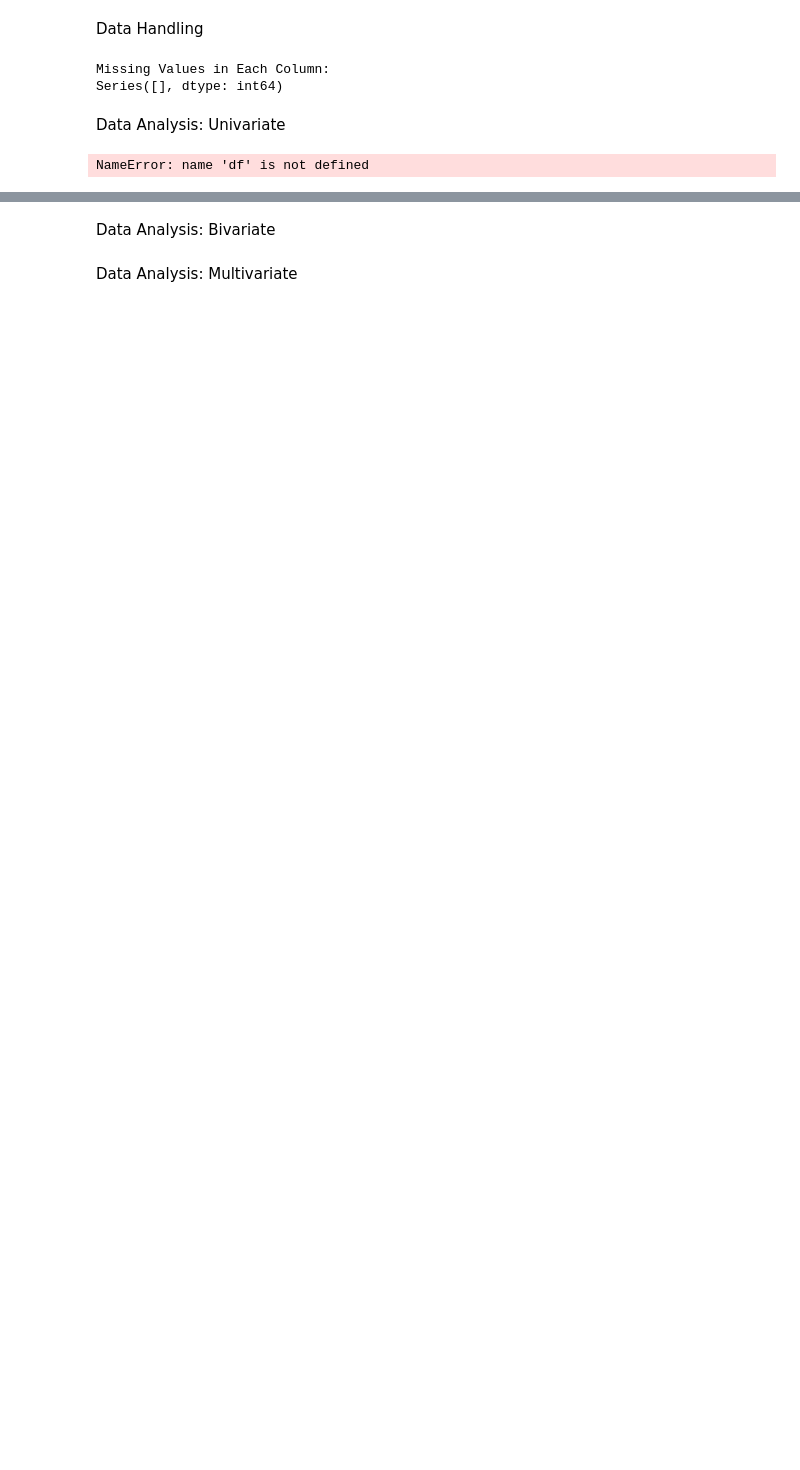
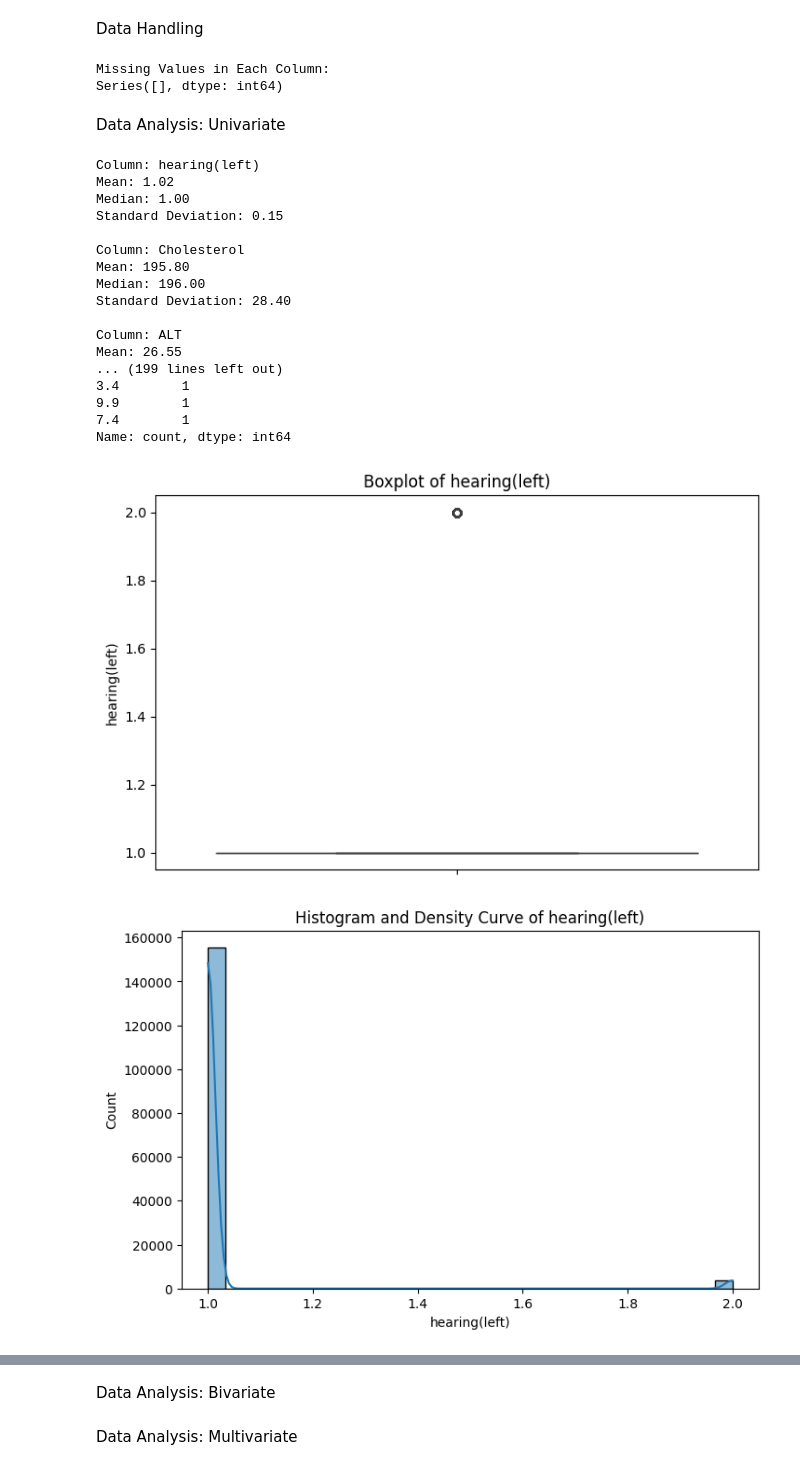
Before and after one commit to perfectdude719/machine_learning, a Jupyter notebook: assignment3/Alaa_Trial.ipynb, the cells around one changed output, grey strips where cells are left out. Drawn from its saved outputs; the diff is of its cells as text; code cells hidden in the pictures; blank space fills up the shorter version.

```diff
--- a/assignment3/Alaa_Trial.ipynb
+++ b/assignment3/Alaa_Trial.ipynb
@@ -109,24 +140,58 @@ Missing Values in Each Column:
 Series([], dtype: int64)
 # %% [markdown]
 Data Analysis: Univariate
-# %%
-# Iterate through each column in the DataFrame
-for column in df.columns:
-    if column != 'smoking':
-        plt.figure(figsize=(10, 6))
-
-        # Create a bar plot grouped by smoking (0 and 1)
-        grouped_data = df.groupby(['smoking', column]).size().reset_index(name='count')
-
-        # Plot the grouped data
-        sns.barplot(data=grouped_data, x=column, y='count', hue='smoking', palette='Set2')
-
-        plt.title(f'{column} vs Smoking')
-        plt.xlabel(column)
-        plt.ylabel('Count')
-        plt.legend(title='Smoking', labels=['0 (Unlikely to Quit)', '1 (Likely to Quit)'])
-        plt.xticks(rotation=45)  # Rotate x-axis labels if needed
-        plt.tight_layout()
-        plt.show()
-# %% [output]
-NameError: name 'df' is not defined
+# %%
+# 1. Calculate measures of central tendency (mean, median) and dispersion (standard deviation)
+for column in data.columns:
+    if column != 'smoking':  # Skip the label column for now
+        print(f"\nColumn: {column}")
+        print(f"Mean: {data[column].mean():.2f}")
+        print(f"Median: {data[column].median():.2f}")
+        print(f"Standard Deviation: {data[column].std():.2f}")
+
+# 2. Create frequency distributions
+for column in data.columns:
+    if column != 'smoking':  # Skip the label column for now
+        print(f"\nFrequency Distribution for {column}:")
+        print(data[column].value_counts())
+
+# 3. Visualization
+for column in data.columns:
+    if column != 'smoking':  # Skip the label column for now
+        # Boxplot
+        plt.figure(figsize=(8, 5))
+        sns.boxplot(data[column])
+        plt.title(f"Boxplot of {column}")
+        plt.show()
+
+        # Histogram
+        plt.figure(figsize=(8, 5))
+        sns.histplot(data[column], kde=True, bins=30)
+        plt.title(f"Histogram and Density Curve of {column}")
+        plt.show()
+
+        # Density plot
+        plt.figure(figsize=(8, 5))
+        sns.kdeplot(data[column], fill=True)
+        plt.title(f"Density Curve of {column}")
+        plt.show()
+# %% [output]
+Column: hearing(left)
+Mean: 1.02
+Median: 1.00
+Standard Deviation: 0.15
+
+Column: Cholesterol
+Mean: 195.80
+Median: 196.00
+Standard Deviation: 28.40
+
+Column: ALT
+Mean: 26.55
+... (199 lines left out)
+3.4        1
+9.9        1
+7.4        1
+Name: count, dtype: int64
+[figure, added]
+[figure, added]
```
Also changed, not shown: parts of 4 cells of this notebook, 1 other file.
